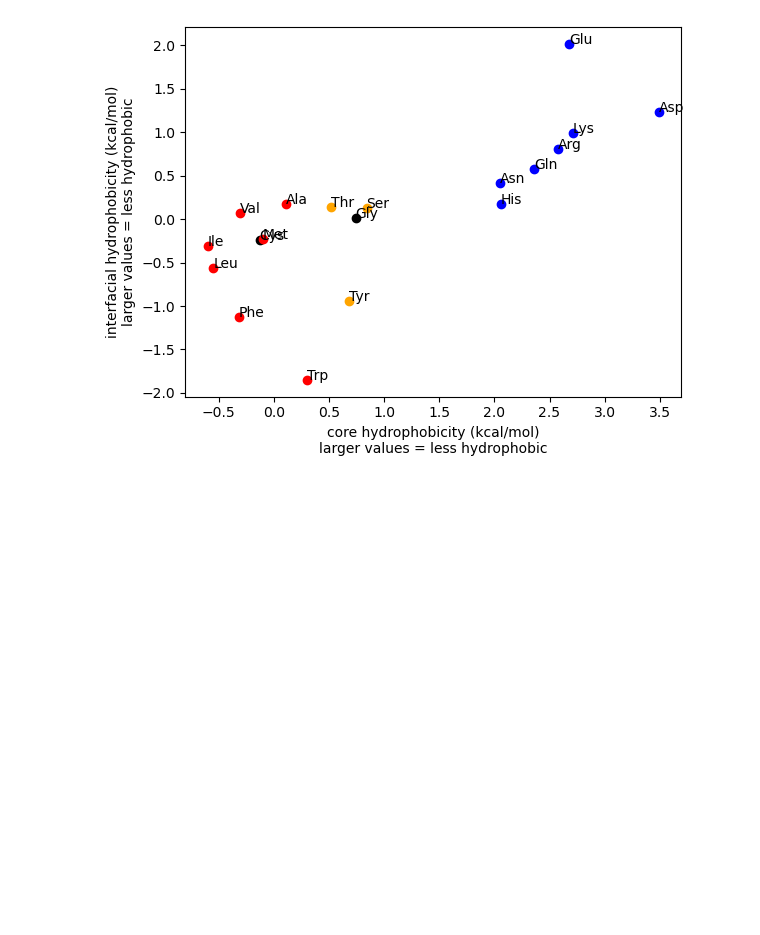
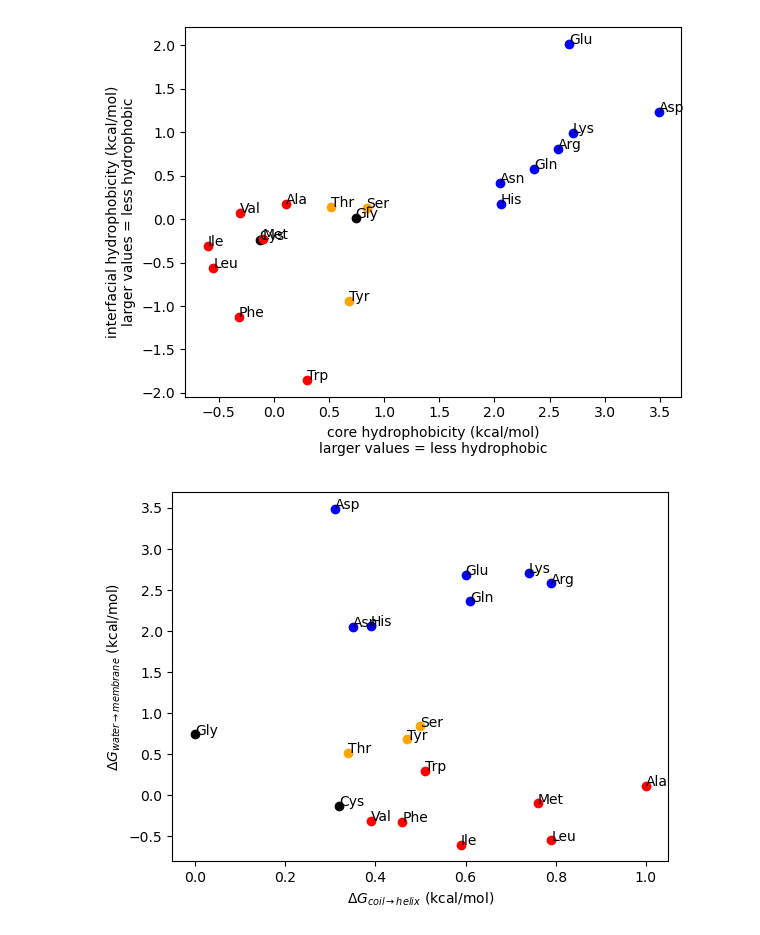
Before and after one commit to JonathanHB/threonine_rotamer_analysis, a Jupyter notebook: experimental_data.ipynb, the cells around one changed output. Cells and saved outputs as stored; diff of their text form; code cells hidden in the pictures; blank space fills up the shorter version.

Commit message:
made notebook for paper figure

```diff
--- a/experimental_data.ipynb
+++ b/experimental_data.ipynb
@@ -160,3 +160,32 @@ plt.ylabel("interfacial hydrophobicity (kcal/mol)\nlarger values = less hydropho
 plt.savefig("figures/hessa_white_core_interface_hydrophobicity", bbox_inches='tight', dpi=600)
 # %% [output]
 [figure]
+# %%
+three_letter_aas_nopro = [
+    "Ala", "Arg", "Asn", "Asp", "Cys",
+    "Gln", "Glu", "Gly", "His", "Ile",
+    "Leu", "Lys", "Met", "Phe",
+    "Ser", "Thr", "Trp", "Tyr", "Val"
+]
+
+three_letter_colors_nopro = [
+    "red", "blue", "blue", "blue", "black",
+    "blue", "blue", "black", "blue", "red",
+    "red", "blue", "red", "red",
+    "orange", "orange", "red", "orange", "red"
+]
+
+for aa, color in zip(three_letter_aas_nopro, three_letter_colors_nopro):
+    plt.scatter(1-helical_propensities[aa], hessa_von_heijne_scale[aa], c = color)
+    plt.text(1-helical_propensities[aa], hessa_von_heijne_scale[aa], aa)
+
+plt.xlabel(r"$\Delta G_{coil \rightarrow helix}$ (kcal/mol)")
+plt.ylabel(r"$\Delta G_{water \rightarrow membrane}$ (kcal/mol)")
+
+# plt.xlim(-1,4)
+# plt.ylim(-1,4)
+
+plt.savefig("../draft_paper_segment/figures/pace_hessa_helicity_hydrophobicity", bbox_inches='tight', dpi=600)
+plt.savefig("../draft_paper_segment/figures/pace_hessa_helicity_hydrophobicity.svg", bbox_inches='tight', format="svg")
+# %% [output]
+[figure, added]
```
Also changed, not shown: 1 other file.
